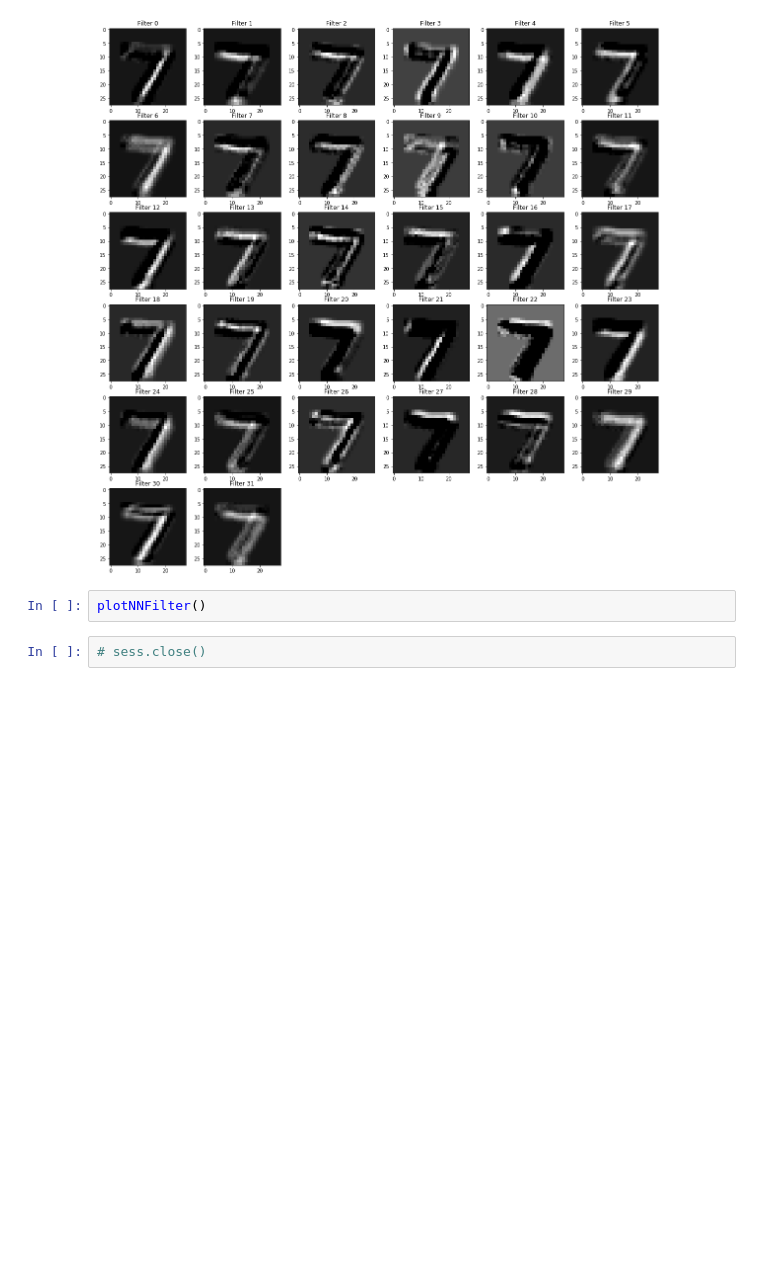
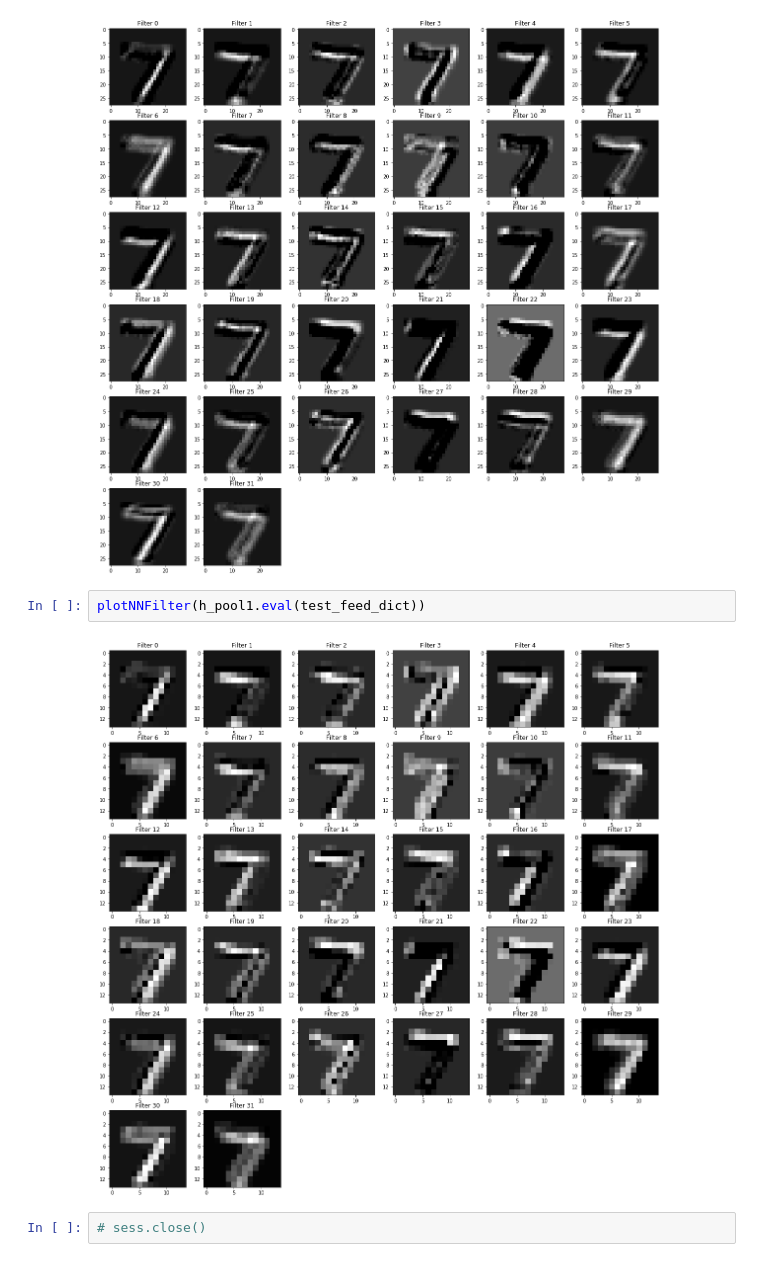
Before and after one commit to cbbaaa1989/study_cnn, a Jupyter notebook: Experts.ipynb, the cells around one changed output. Cells and saved outputs as stored; diff of their text form; blank space fills up the shorter version.

```diff
--- a/Experts.ipynb
+++ b/Experts.ipynb
@@ -179,7 +179,9 @@ plotNNFilter(x_image_1)
 plotNNFilter(h_conv1.eval(test_feed_dict))
 # %% [output]
 [figure]
-# %%
-plotNNFilter()
+# %%
+plotNNFilter(h_pool1.eval(test_feed_dict))
+# %% [output]
+[figure, added]
 # %%
 # sess.close()
```
